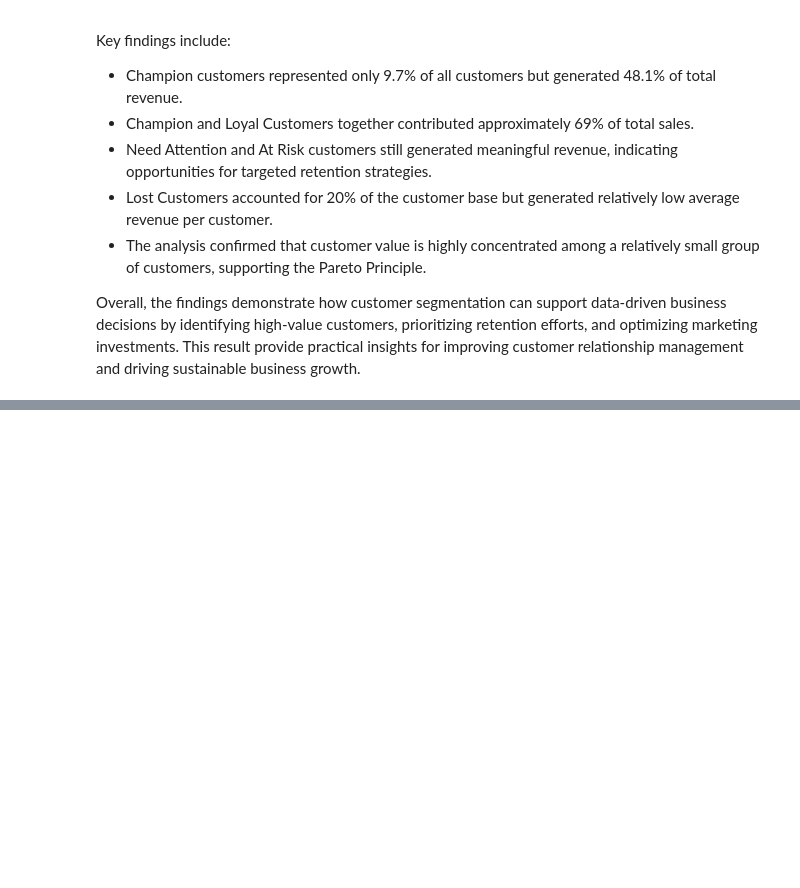
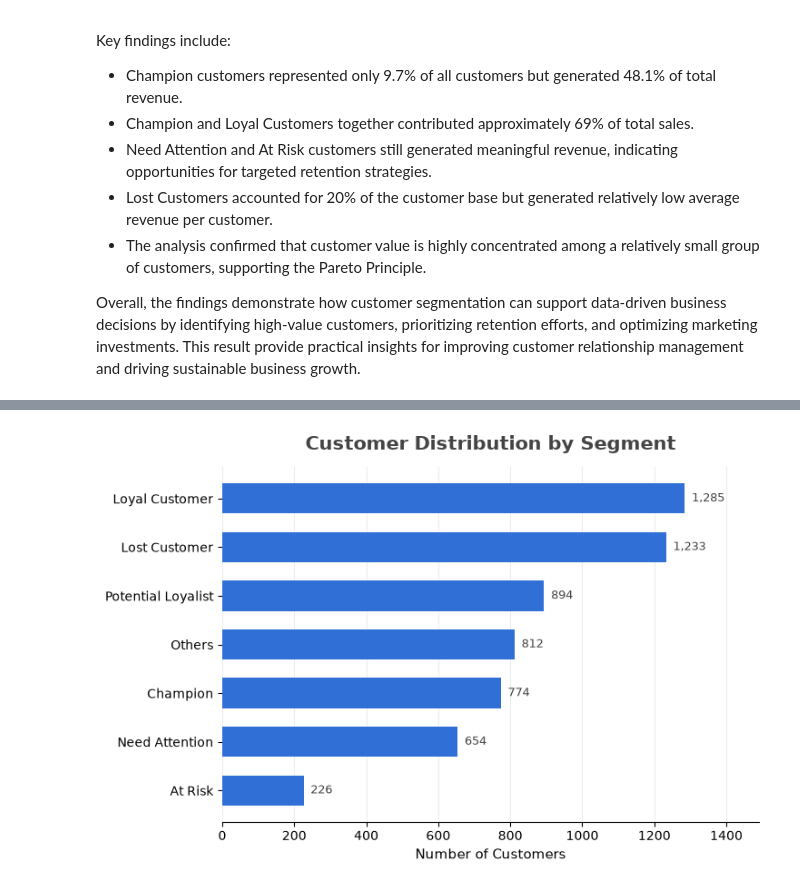
Before and after one commit to yoonjusong-analytics/ecommerce--customer-sales-analysis, a Jupyter notebook: notebook/04_rfm_analysis.ipynb, the cells around one changed output, grey strips where cells are left out. Saved outputs shown, nothing was run; the diff lists cells and outputs as text; code cells hidden in the pictures; blank space fills up the shorter version.

```diff
--- a/notebook/04_rfm_analysis.ipynb
+++ b/notebook/04_rfm_analysis.ipynb
@@ -576,0 +585,5 @@ print(    "Hello World"    )
+# %%
+rfm["Customer Segment"] = rfm.apply(
+    assign_customer_segment,
+    axis=1
+)
@@ -576,0 +606,12 @@ print(    "Hello World"    )
+# %%
+segment_summary = (
+    rfm.groupby("Customer Segment")
+       .agg(
+           Customers=("Customer ID", "nunique"),
+           Revenue=("Monetary", "sum"),
+           Avg_Revenue_Per_Customer=("Monetary", "mean")
+       )
+       .reset_index()
+)
+
+segment_summary
@@ -576,0 +640,67 @@ print(    "Hello World"    )
+# %%
+import matplotlib.pyplot as plt
+
+customer_plot = (
+    segment_summary
+    .sort_values("Customers", ascending=True)
+    .copy()
+)
+
+fig, ax = plt.subplots(figsize=(7.5, 5))
+
+bars = ax.barh(
+    customer_plot["Customer Segment"],
+    customer_plot["Customers"],
+    color="#2F6FD6",
+    height=0.62
+)
+
+ax.set_title(
+    "Customer Distribution by Segment",
+    fontsize=15,
+    fontweight="bold",
+    color="#444444",
+    pad=14
+)
+
+ax.set_xlabel("Number of Customers", fontsize=11)
+ax.set_ylabel("")
+
+ax.grid(
+    axis="x",
+    alpha=0.22
+)
+ax.set_axisbelow(True)
+
+ax.spines["top"].set_visible(False)
+ax.spines["right"].set_visible(False)
+ax.spines["left"].set_visible(False)
+
+max_customers = customer_plot["Customers"].max()
+
+# 데이터 레이블
+for bar in bars:
+    value = bar.get_width()
+
+    ax.text(
+        value + max_customers * 0.015,
+        bar.get_y() + bar.get_height() / 2,
+        f"{value:,.0f}",
+        va="center",
+        fontsize=9,
+        color="#444444"
+    )
+
+ax.set_xlim(0, max_customers * 1.16)
+
+plt.tight_layout()
+
+plt.savefig(
+    "../images/rfm_customer_distribution.png",
+    dpi=300,
+    bbox_inches="tight",
+    facecolor="white"
+)
+
+plt.show()
+# %% [output]
@@ -576,0 +708 @@ print(    "Hello World"    )
+[figure, added]
```
Also changed, not shown: parts of 29 cells of this notebook.
